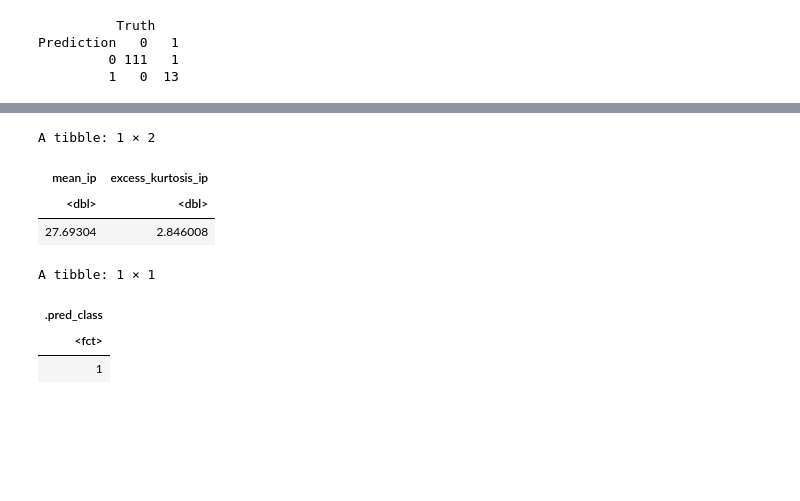
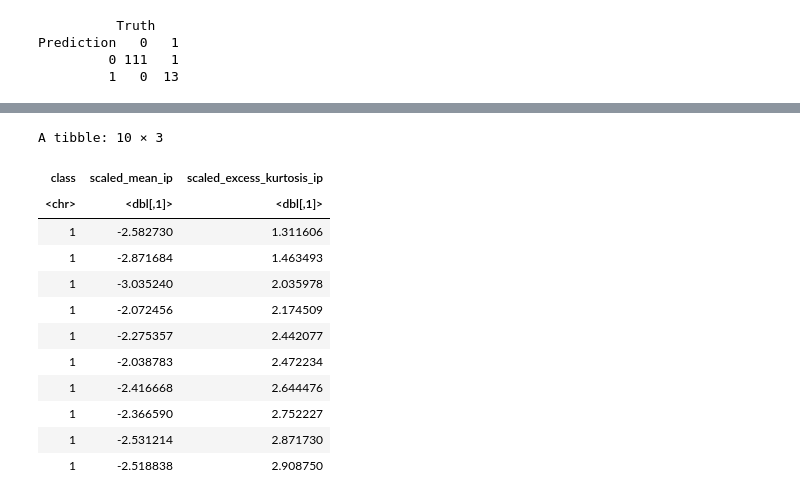
Before and after one commit to kseniak1/DSCI100-Project, a Jupyter notebook: Avishka_notebook.ipynb, the cells around one changed output, grey strips where cells are left out. Drawn from its saved outputs; the diff is of its cells as text; code cells hidden in the pictures; blank space fills up the shorter version.

Commit message:
Found_nearest_neigbors

```diff
--- a/Avishka_notebook.ipynb
+++ b/Avishka_notebook.ipynb
@@ -484,30 +443,35 @@ A tibble: 1 × 1
-# %%
-set.seed(19)
-random_mean = runif(1, min = 5.8125000, max = 192.617188)
-random_excess = runif(1, min = -1.8760112, max = 7.879628)
-random_point = tibble(mean_ip = random_mean, excess_kurtosis_ip = random_excess)
-random_point
-
-class_prediction_2 <- predict(pulsar_model_fit, random_point)
-class_prediction_2
-# %% [output]
-A tibble: 1 × 2
-| mean_ip | excess_kurtosis_ip |
-| <dbl> | <dbl> |
-| 27.69304 | 2.846008 |
-A tibble: 1 × 1
-| .pred_class |
-| <fct> |
-| 1 |
 # %%
+#Scaling data and finding the nearest neighbors
+
 set.seed(19)
 
 predicted_new_observation <- tibble(mean_ip = 27.69304,
                          excess_kurtosis_ip = 2.846008,
                          class = "1")
 
 scaled_pulsar_data_with_new_obs <- pulsar_data %>%
                         select(mean_ip, excess_kurtosis_ip, class) %>%
                         bind_rows(predicted_new_observation) %>%
                         mutate(scaled_mean_ip = scale(mean_ip, center = TRUE),
                                scaled_excess_kurtosis_ip = scale(excess_kurtosis_ip, center = TRUE))
+
+scaled_pulsar_only_data <- scaled_pulsar_data_with_new_obs %>%
+        filter(class == "1") %>%
+        select(class, scaled_mean_ip, scaled_excess_kurtosis_ip) %>%
+        filter(scaled_mean_ip > -3.5, scaled_mean_ip < -2, scaled_excess_kurtosis_ip > 1, scaled_excess_kurtosis_ip < 3) %>%
+        arrange(scaled_excess_kurtosis_ip)
+scaled_pulsar_only_data
+# %% [output]
+A tibble: 10 × 3
+| class | scaled_mean_ip | scaled_excess_kurtosis_ip |
+| <chr> | <dbl[,1]> | <dbl[,1]> |
+| 1 | -2.582730 | 1.311606 |
+| 1 | -2.871684 | 1.463493 |
+| 1 | -3.035240 | 2.035978 |
+| 1 | -2.072456 | 2.174509 |
+| 1 | -2.275357 | 2.442077 |
+| 1 | -2.038783 | 2.472234 |
+| 1 | -2.416668 | 2.644476 |
+| 1 | -2.366590 | 2.752227 |
+| 1 | -2.531214 | 2.871730 |
+| 1 | -2.518838 | 2.908750 |
```
Also changed, not shown: parts of 9 cells of this notebook.
